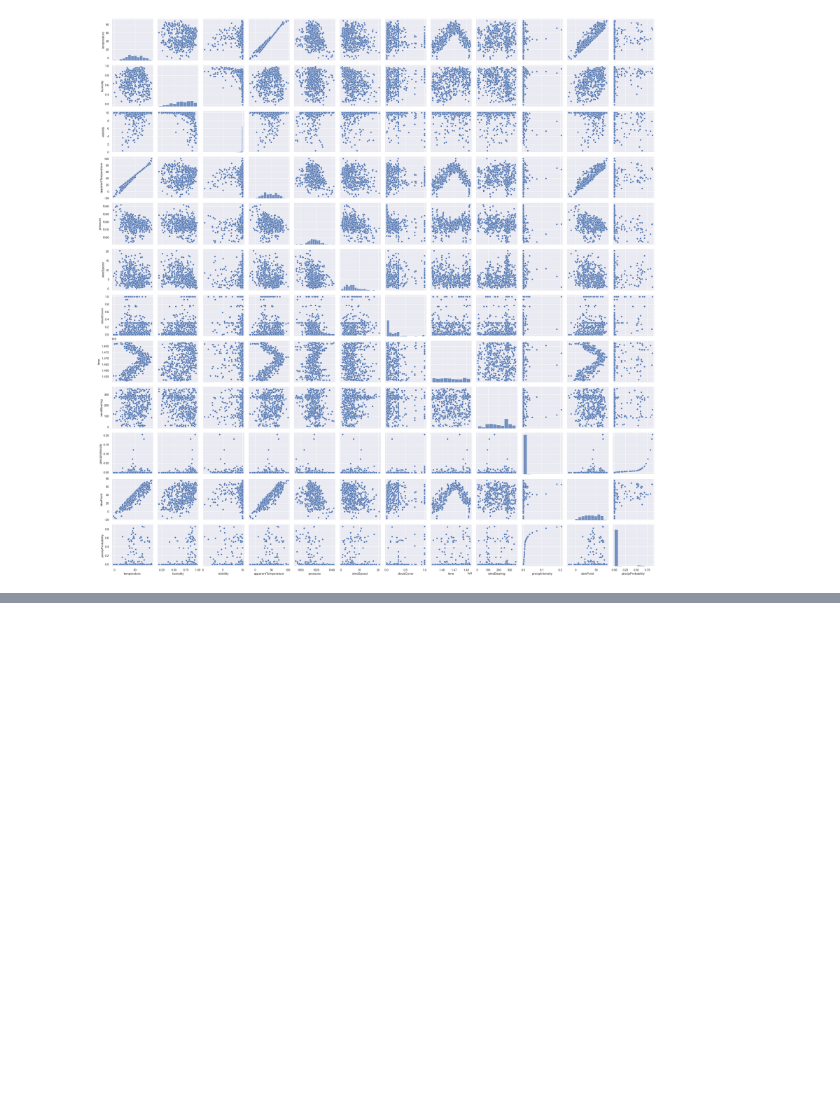
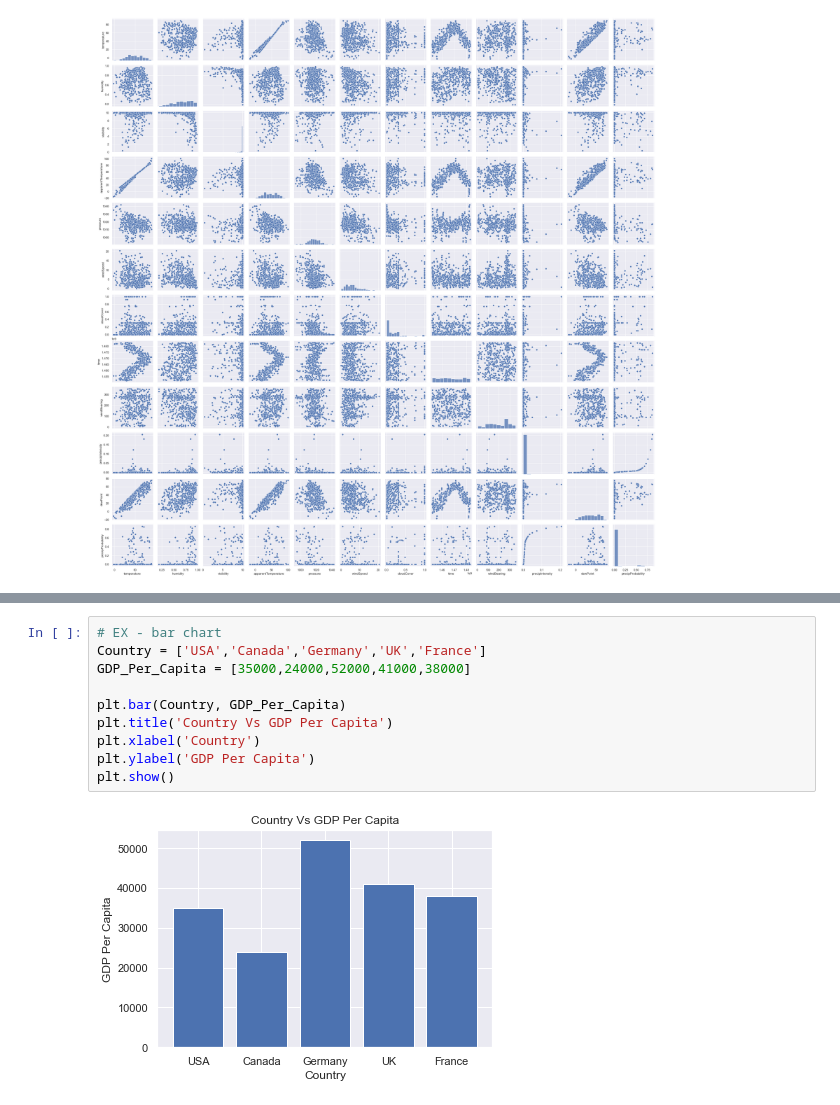
Before and after one commit to markp-rankin/Energy-Hacking, a Jupyter notebook: Decarbonization-Data-4-EDA.ipynb, the cells around one changed output, grey strips where cells are left out. Drawn from its saved outputs; the diff is of its cells as text; blank space fills up the shorter version.

```diff
--- a/Decarbonization-Data-4-EDA.ipynb
+++ b/Decarbonization-Data-4-EDA.ipynb
@@ -128,0 +181,12 @@ sns.pairplot(df2_weather)
+# %%
+# EX - bar chart
+Country = ['USA','Canada','Germany','UK','France']
+GDP_Per_Capita = [35000,24000,52000,41000,38000]
+
+plt.bar(Country, GDP_Per_Capita)
+plt.title('Country Vs GDP Per Capita')
+plt.xlabel('Country')
+plt.ylabel('GDP Per Capita')
+plt.show()
+# %% [output]
+[figure, added]
```
Also changed, not shown: parts of 11 cells of this notebook.
